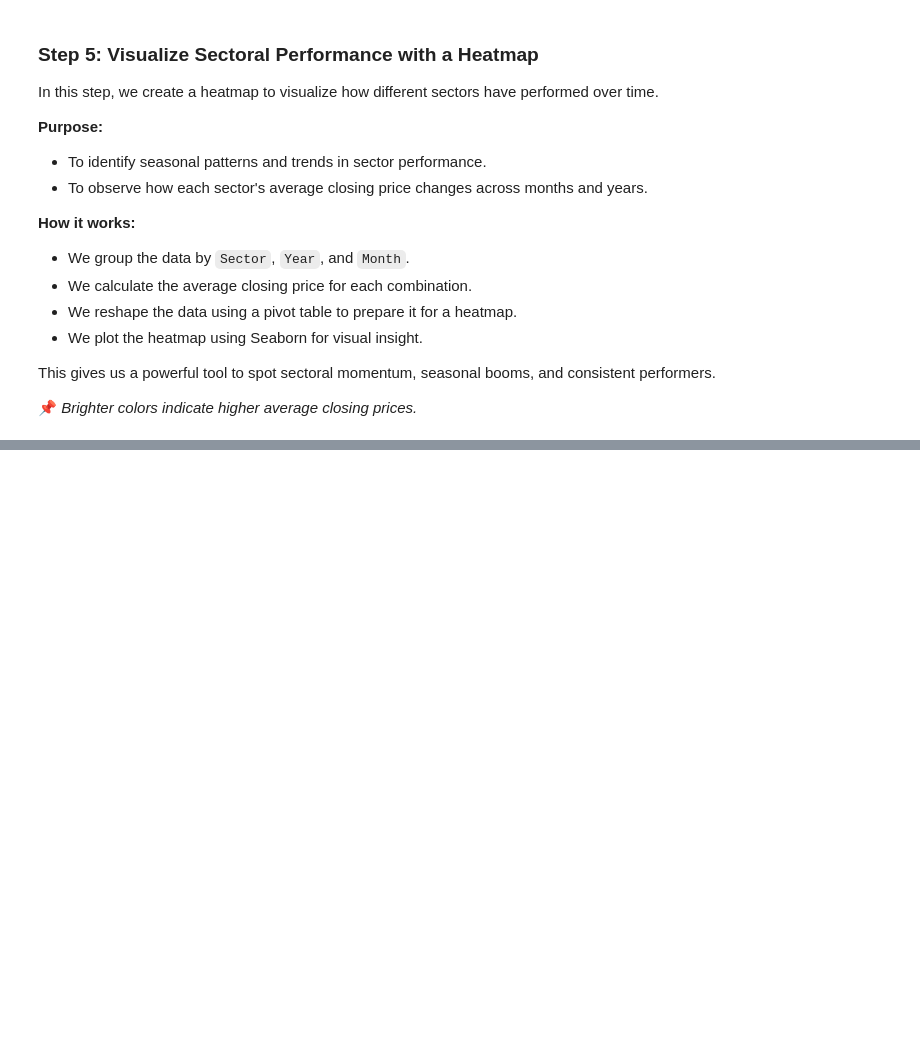
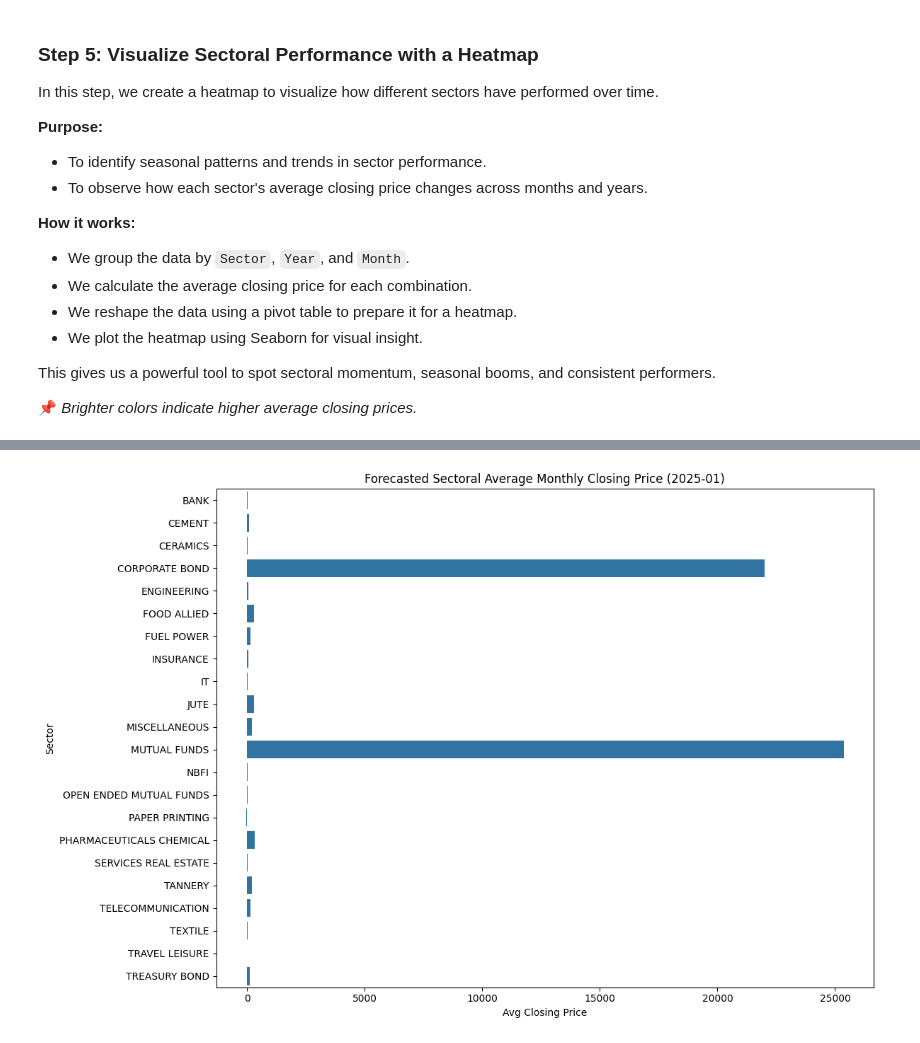
Before and after one commit to AsifZaman777/Sectoral-performance-prediction, a Jupyter notebook: SPF.ipynb, the cells around one changed output, grey strips where cells are left out. Cells and saved outputs as stored; diff of their text form; code cells hidden in the pictures; blank space fills up the shorter version.

```diff
--- a/SPF.ipynb
+++ b/SPF.ipynb
@@ -236,0 +409,13 @@ heatmap_df.head(22)
+# %%
+# Filter data for 2025-01
+
+# Plot horizontal bar to show the ranking of the sectors for 2025-01
+plt.figure(figsize=(12, 8))
+sns.barplot(data= all_forecasts_2025[all_forecasts_2025['YearMonth'] == '2025-11'], y='Sector', x='yhat')
+plt.title("Forecasted Sectoral Average Monthly Closing Price (2025-01)")
+plt.xlabel("Avg Closing Price")
+plt.ylabel("Sector")
+plt.tight_layout()
+plt.show()
+# %% [output]
+[figure, added]
```
Also changed, not shown: parts of 9 cells of this notebook.
